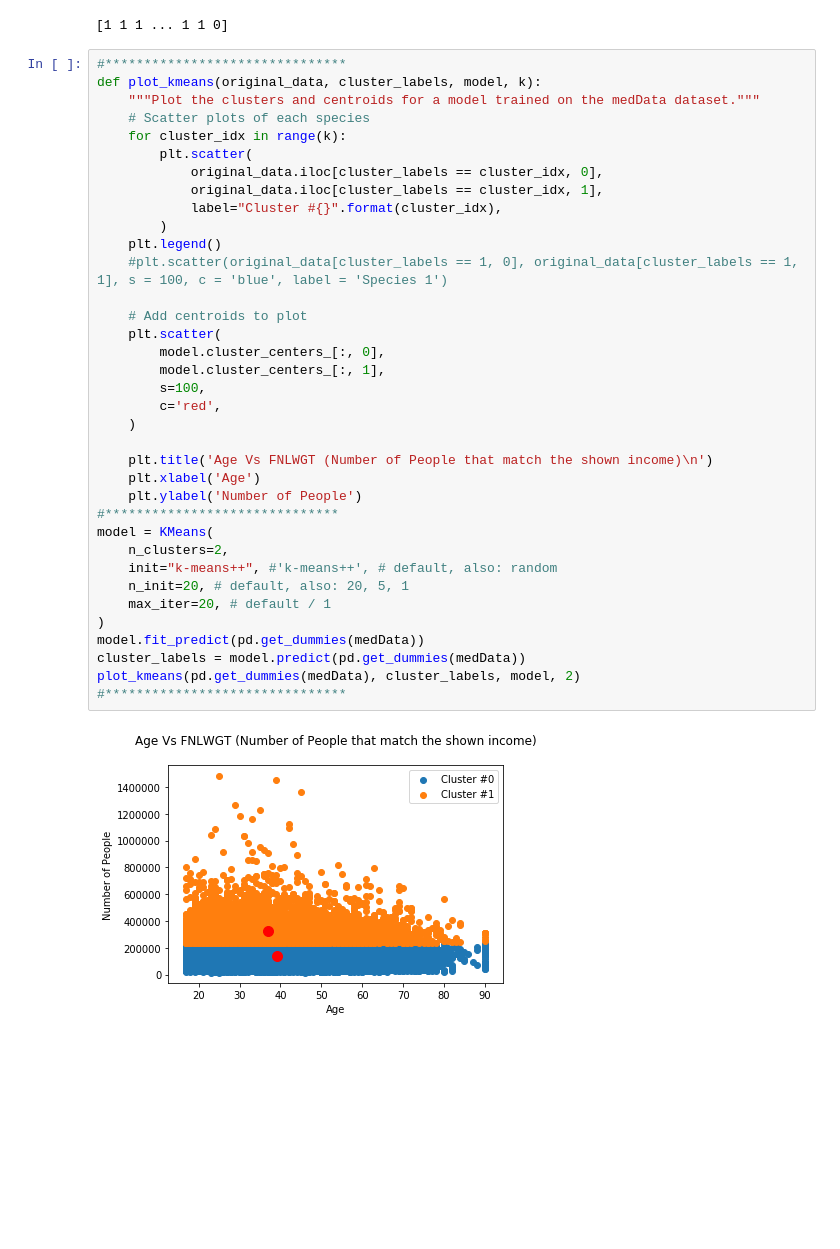
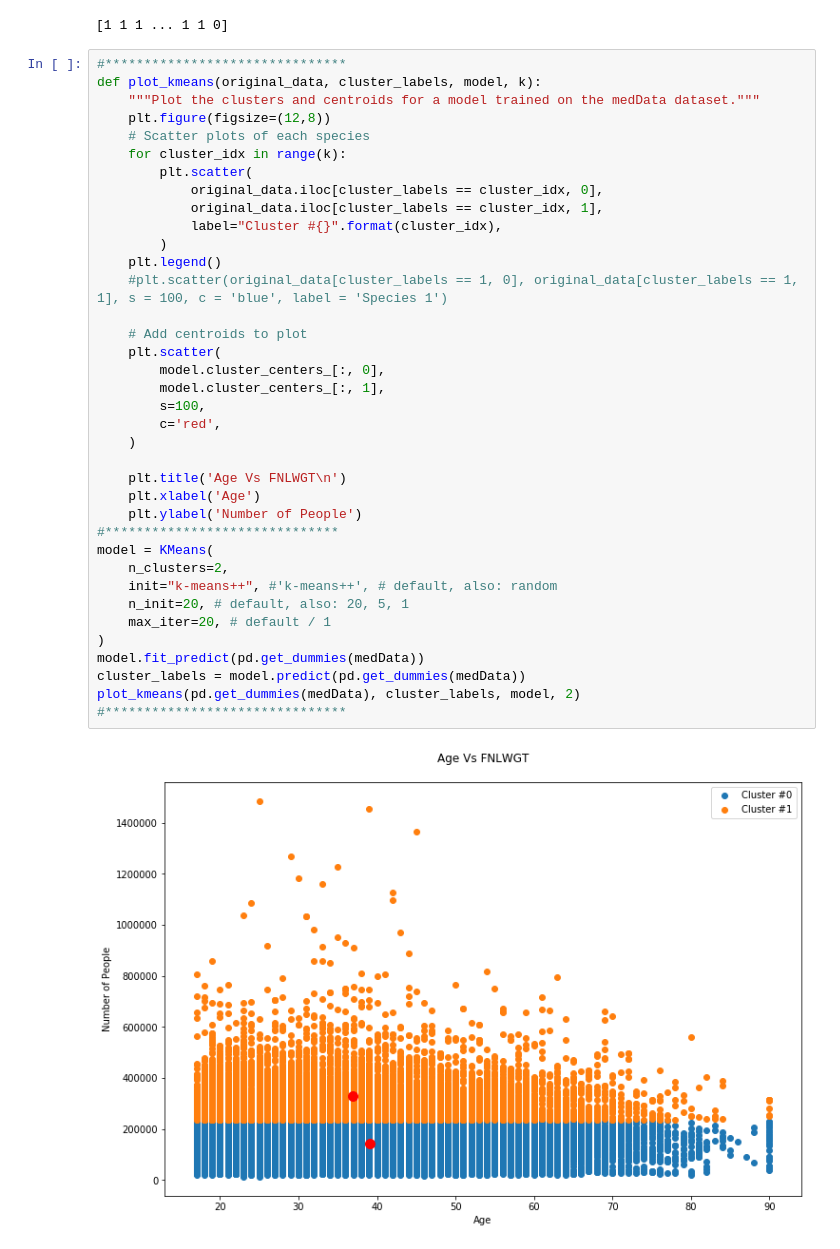
Before and after one commit to rdoraiswamy/final-project, a Jupyter notebook: MR_RD_BIOF509_Final_Project.ipynb, the cells around one changed output. Saved outputs shown, nothing was run; the diff lists cells and outputs as text; blank space fills up the shorter version.

```diff
--- a/MR_RD_BIOF509_Final_Project.ipynb
+++ b/MR_RD_BIOF509_Final_Project.ipynb
@@ -591,40 +591,41 @@ print(cluster_labels)
 #*******************************
 def plot_kmeans(original_data, cluster_labels, model, k):
     """Plot the clusters and centroids for a model trained on the medData dataset."""
+    plt.figure(figsize=(12,8))
     # Scatter plots of each species
     for cluster_idx in range(k):
         plt.scatter(
             original_data.iloc[cluster_labels == cluster_idx, 0],
             original_data.iloc[cluster_labels == cluster_idx, 1],
             label="Cluster #{}".format(cluster_idx),
         )
     plt.legend()
     #plt.scatter(original_data[cluster_labels == 1, 0], original_data[cluster_labels == 1, 1], s = 100, c = 'blue', label = 'Species 1')
 
     # Add centroids to plot
     plt.scatter(
         model.cluster_centers_[:, 0],
         model.cluster_centers_[:, 1],
         s=100,
         c='red',
     )
 
-    plt.title('Age Vs FNLWGT (Number of People that match the shown income)\n')
+    plt.title('Age Vs FNLWGT\n')
     plt.xlabel('Age')
     plt.ylabel('Number of People')
 #******************************
 model = KMeans(
     n_clusters=2,
     init="k-means++", #'k-means++', # default, also: random
     n_init=20, # default, also: 20, 5, 1
     max_iter=20, # default / 1
 )
 model.fit_predict(pd.get_dummies(medData))
 cluster_labels = model.predict(pd.get_dummies(medData))
 plot_kmeans(pd.get_dummies(medData), cluster_labels, model, 2)
 #*******************************
 # %% [output]
-[figure, old version]
+[figure, new version]
 # %%
 print('Program completed at:', datetime.datetime.now().strftime("%a, %d %B %Y %H:%M:%S"))
 # %% [output]
```
Also changed, not shown: parts of 3 cells of this notebook.
